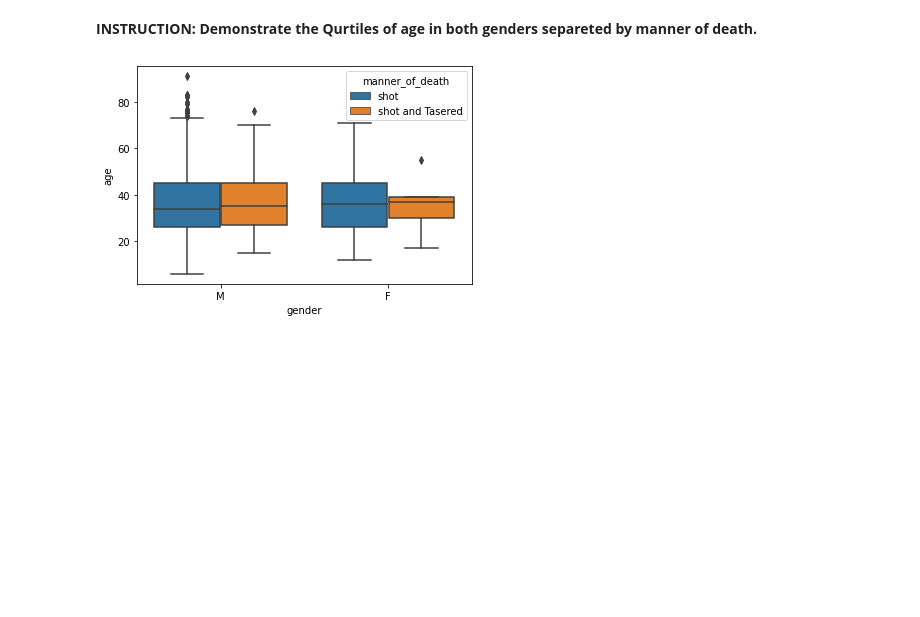
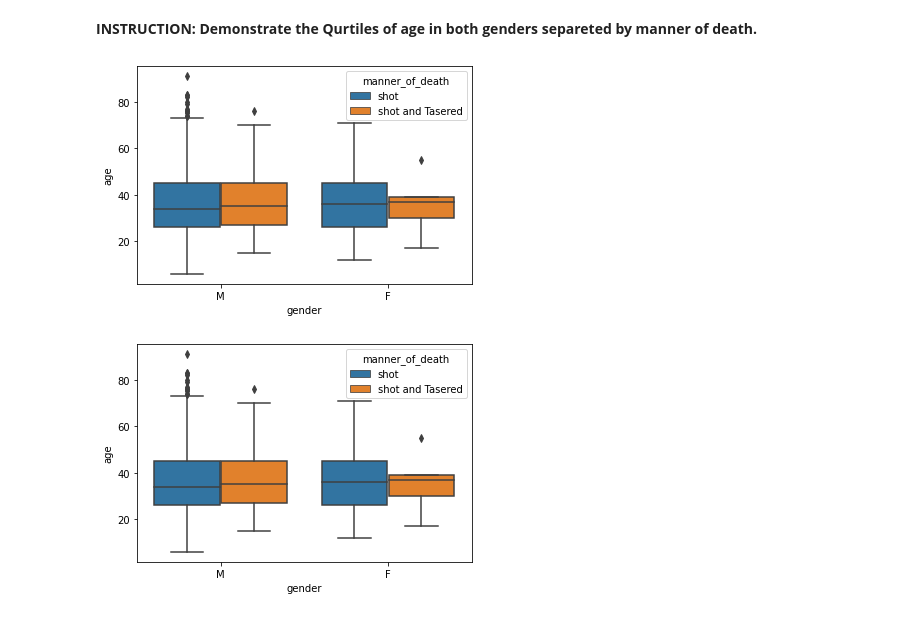
Before and after one commit to MehmetAltinkurt/Data_Science_Assignments, a Jupyter notebook: DVwPY/Assignment-2 (PoliceKillingUS-Seaborn) student.ipynb, the cells around one changed output. Drawn from its saved outputs; the diff is of its cells as text; code cells hidden in the pictures; blank space fills up the shorter version.

```diff
--- a/DVwPY/Assignment-2 (PoliceKillingUS-Seaborn) student.ipynb
+++ b/DVwPY/Assignment-2 (PoliceKillingUS-Seaborn) student.ipynb
@@ -49,7 +49,8 @@ kill.shape
 # %% [output]
 (2535, 14)
 # %%
-kill.dropna().shape
+kill.dropna(inplace=True)
+kill.shape
 # %% [output]
 (2254, 14)
 # %%
@@ -70,6 +84,10 @@ kill.dropna().shape
 array(['shot', 'shot and Tasered'], dtype=object)
 # %% [markdown]
 **INSTRUCTION: Demonstrate the Qurtiles of age in both genders separeted by manner of death.**
+# %%
+sns.boxplot(data=kill,x="gender",y="age", hue="manner_of_death");
+# %% [output]
+[figure, added]
 # %%
 # with seaborn
 # %% [output]
```
Also changed, not shown: parts of 19 cells of this notebook, 2 other files.
